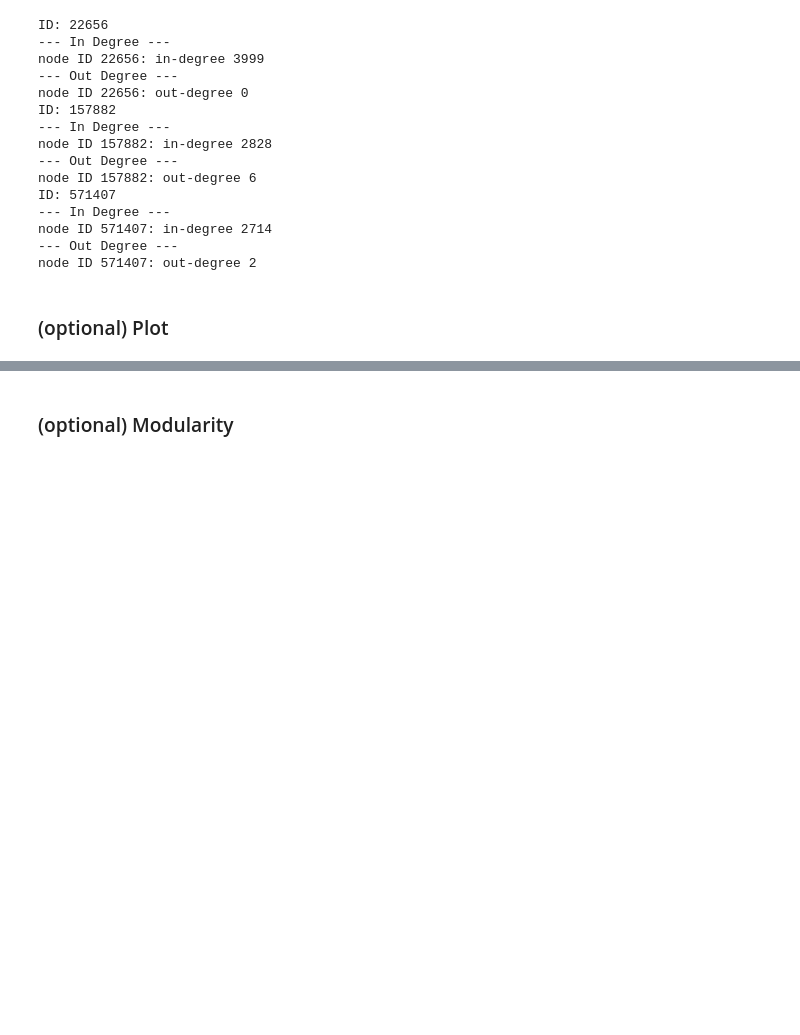
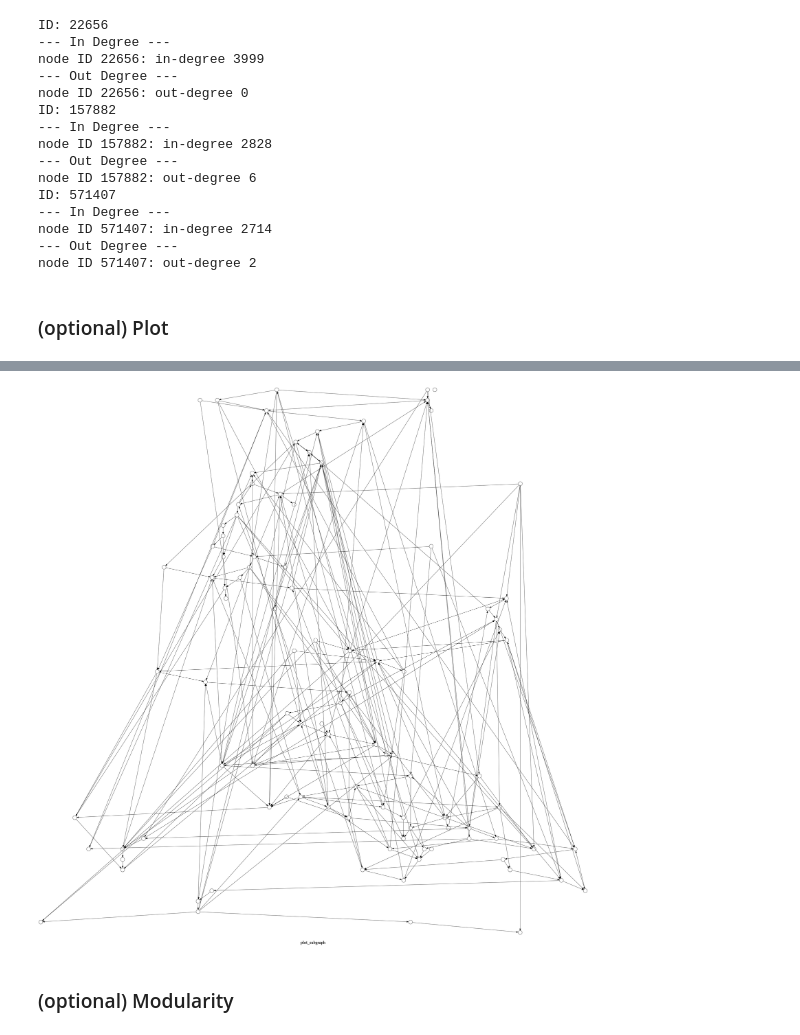
Before and after one commit to udothemath/cs224w_graph, a Jupyter notebook: run_graph_hw0_q3.ipynb, the cells around one changed output, grey strips where cells are left out. Cells and saved outputs as stored; diff of their text form; code cells hidden in the pictures; blank space fills up the shorter version.

```diff
--- a/run_graph_hw0_q3.ipynb
+++ b/run_graph_hw0_q3.ipynb
@@ -274,21 +274,22 @@ node ID 571407: out-degree 2
 # %% [markdown]
 ### (optional) Plot
 # %%
-# import time
-# t0 = time.time()
-# NIdV = snap.TIntV()
-# for i in range(1, 101):
-#     NIdV.Add(i)
+import time
+t0 = time.time()
+NIdV = snap.TIntV()
+for i in range(1, 101):
+    NIdV.Add(i)
 
-# demo_graph = snap.GenRndGnm(snap.PNGraph, 200, 1000)
-# demo_subgraph = snap.GetSubGraph(demo_graph, NIdV)
+demo_graph = snap.GenRndGnm(snap.PNGraph, 200, 1000)
+demo_subgraph = snap.GetSubGraph(demo_graph, NIdV)
 
-# case_name = "plot_subgraph"
-# case_txt = case_name+".txt"
-# case_png = FOLDER_NAME + case_name+".png"
+case_name = "plot_subgraph"
+case_txt = case_name+".txt"
+case_png = FOLDER_NAME + case_name+".png"
 
-# snap.DrawGViz(demo_subgraph, snap.gvlDot, case_png, case_name)
-# print(f"Elapsed time: {time.time()-t0:.4f} second.")
-# Image(case_png)
+snap.DrawGViz(demo_subgraph, snap.gvlDot, case_png, case_name)
+print(f"Elapsed time: {time.time()-t0:.4f} second.")
+Image(case_png)
 
 ## Elapsed time: 0.9056 second.
+# %% [output]
@@ -295,3 +297,4 @@ node ID 571407: out-degree 2
+[figure, added]
 # %%
 # t0 = time.time()
 # case_name = "plot_graph"
```
Also changed, not shown: parts of 4 cells of this notebook, 4 other files.
